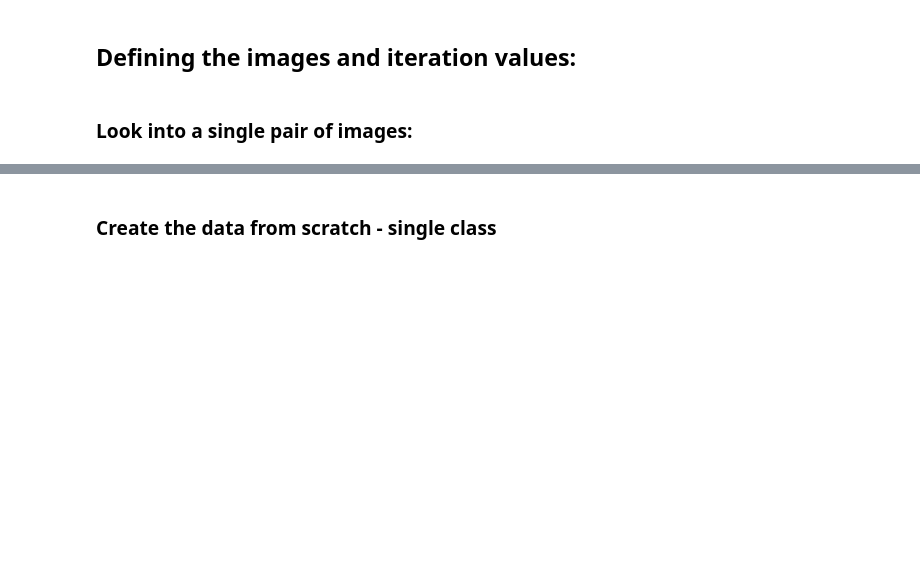
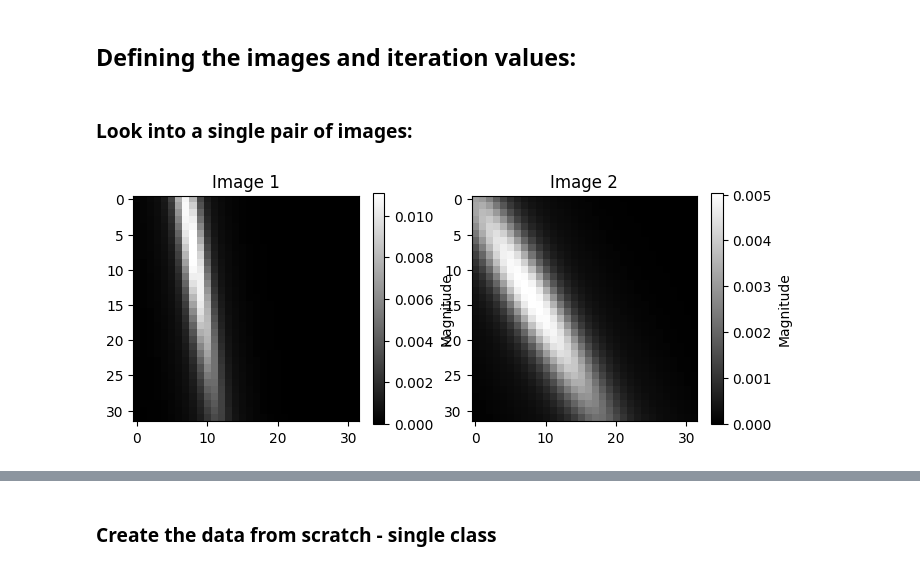
Before and after one commit to warik21/Thesis, a Jupyter notebook: notebooks/images_W1_f1_L2_comparisson.ipynb, the cells around one changed output, grey strips where cells are left out. Saved outputs shown, nothing was run; the diff lists cells and outputs as text; code cells hidden in the pictures; blank space fills up the shorter version.

```diff
--- a/notebooks/images_W1_f1_L2_comparisson.ipynb
+++ b/notebooks/images_W1_f1_L2_comparisson.ipynb
@@ -34,13 +34,15 @@ df_im_l1 = pd.DataFrame()
 # %% [markdown]
 ### Look into a single pair of images:
 # %%
-image1 = Image(full_path, category_names[0], image_numbers[0], resolution)
-image2 = Image(full_path, category_names[0], image_numbers[1], resolution)
+image1 = Image(resolution, category_names[0], image_numbers[0], full_path)
+image2 = Image(resolution, category_names[0], image_numbers[1], full_path)
 noise_param = 1e-2
 
 fig, axs = plt.subplots(1, 2, figsize=(8, 3))
 create_subplot(axs[0], image1.image, "Image 1")
 create_subplot(axs[1], image2.image, "Image 2")
+# %% [output]
+[figure, added]
 # %%
 results = Image.analyze_image_pair(image1, image2, cost_matrix, 1, noise_param)
 #plot:
```
Also changed, not shown: parts of 10 cells of this notebook, 1 other file.
